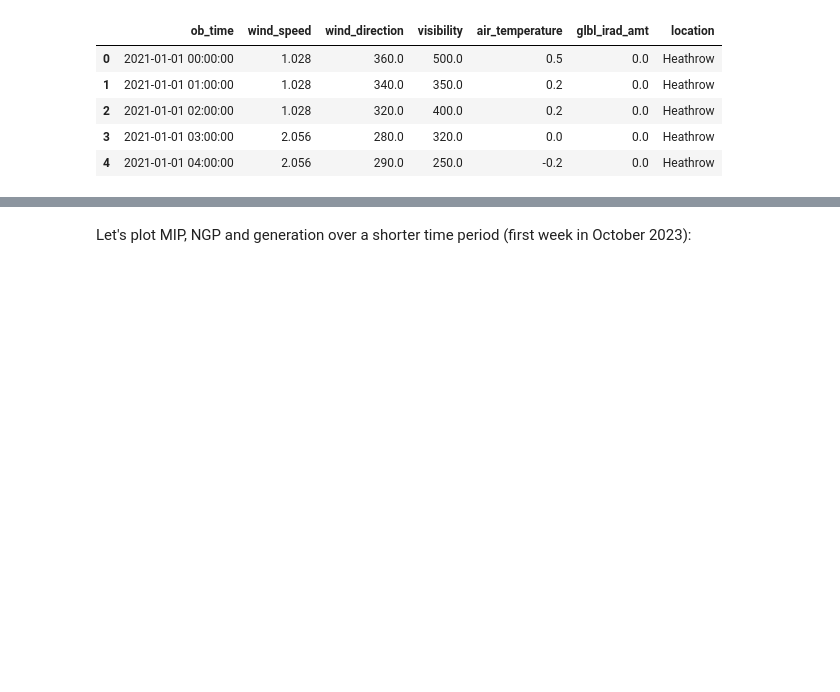
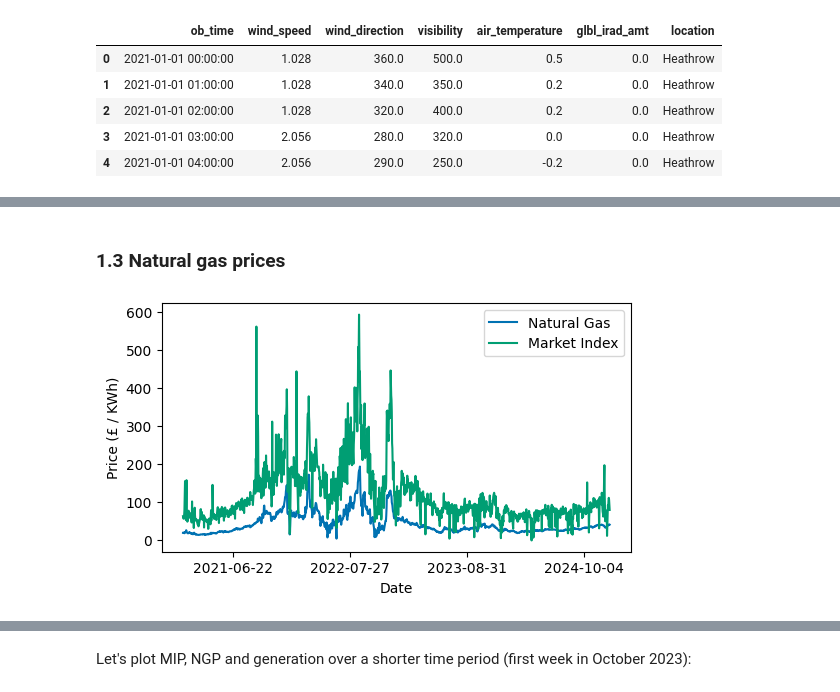
Before and after one commit to christianfenton/electricity_pricing, a Jupyter notebook: notebooks/exploratory_analysis.ipynb, the cells around one changed output, grey strips where cells are left out. Cells and saved outputs as stored; diff of their text form; code cells hidden in the pictures; blank space fills up the shorter version.

```diff
--- a/notebooks/exploratory_analysis.ipynb
+++ b/notebooks/exploratory_analysis.ipynb
@@ -115,0 +144,18 @@ There are some anomalies in the generation data around (i) the end of 2022, (ii)
+# %% [markdown]
+### 1.3 Natural gas prices
+# %%
+from matplotlib.ticker import MaxNLocator
+
+# drop duplicates
+gas_prices = df_electricity.groupby(df_electricity['settlementDate'].dt.date).first()['naturalGasPrice']
+
+fig, ax = plt.subplots(figsize=(16/3, 9/3), layout='constrained')
+ax.plot(gas_prices.index, gas_prices.values, label='Natural Gas')
+ax.plot(daily_mip.index, daily_mip.values, label='Market Index')
+ax.set_xlabel('Date', fontsize=10)
+ax.set_ylabel('Price (£ / KWh)', fontsize=10)
+ax.legend()
+ax.xaxis.set_major_locator(MaxNLocator(prune='both', nbins=5))
+plt.show()
+# %% [output]
+[figure, added]
```
Also changed, not shown: parts of 60 cells of this notebook, 1 other file.
